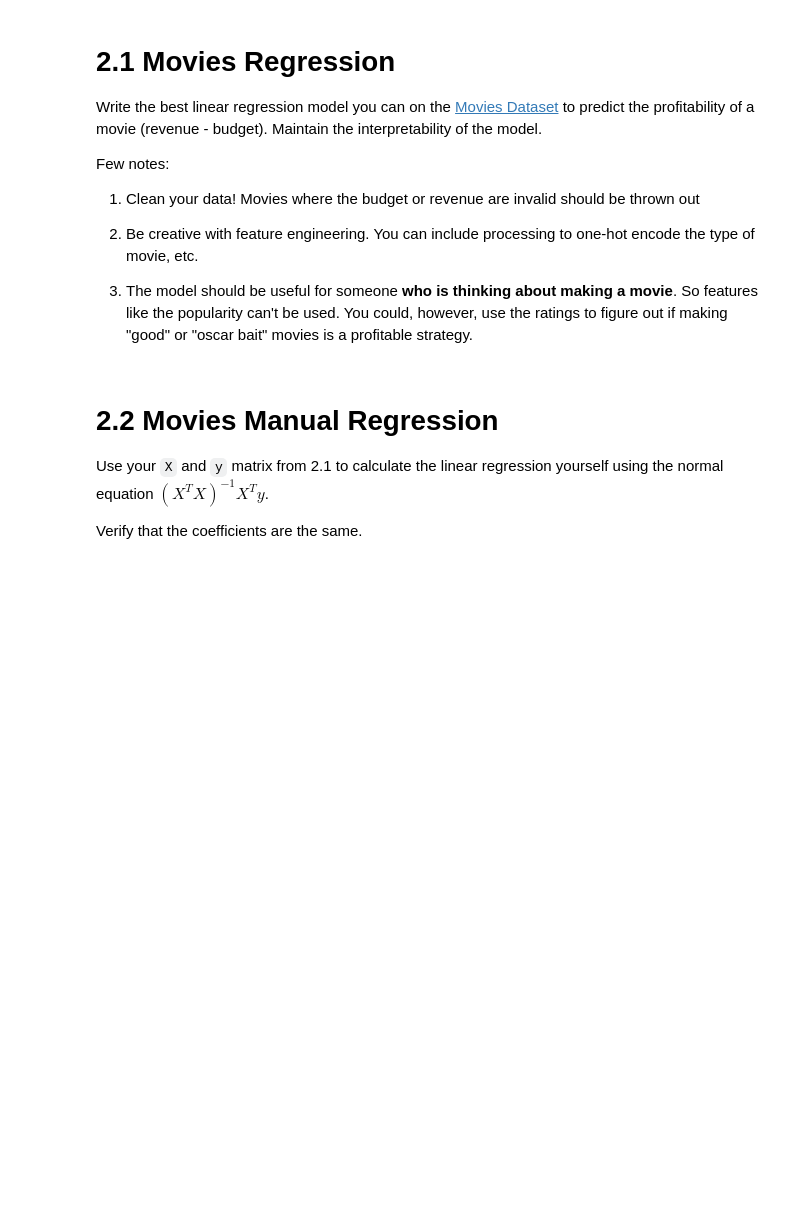
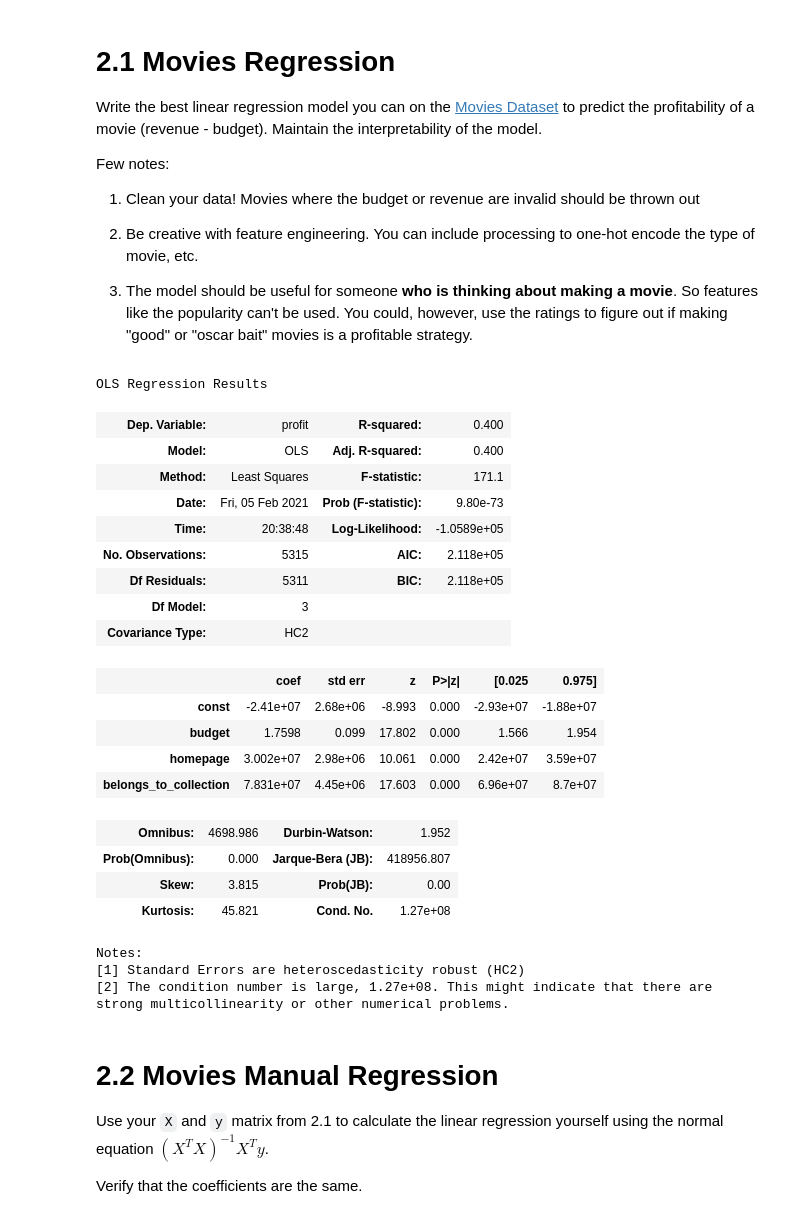
Before and after one commit to cb-ds-1/3-5-optimization, a Jupyter notebook: Workshop_ Maximum likelihood.ipynb, the cells around one changed output. Saved outputs shown, nothing was run; the diff lists cells and outputs as text; code cells hidden in the pictures; blank space fills up the shorter version.

```diff
--- a/Workshop_ Maximum likelihood.ipynb
+++ b/Workshop_ Maximum likelihood.ipynb
@@ -45,3 +189,5 @@ Few notes:
 2. Be creative with feature engineering. You can include processing to one-hot encode the type of movie, etc.
 
 3. The model should be useful for someone **who is thinking about making a movie**. So features like the popularity can't be used. You could, however, use the ratings to figure out if making "good" or "oscar bait" movies is a profitable strategy.
+# %%
+df_movies = pd.read_csv('data/archive/movies_metadata.csv')
@@ -47,0 +246,23 @@ Few notes:
+# %%
+companies_dict = {}
+for companies in df_mov['production_companies']:
+    for c in companies:
+        if c in companies_dict :
+            companies_dict[c] +=1
+        else:
+            companies_dict[c] = 0
+companies_dict = dict(sorted(companies_dict.items(), key=lambda item: item[1], reverse = True))
+df_companies = pd.DataFrame({'label': companies_dict.keys(),'count': companies_dict.values()})
+df_companies = df_companies[df_companies['count'] >15]
+companies  = list(df_companies.label)
+# %%
+def common_elements(x1, x2):
+    x = set(x1)
+    x2 = set(x2)
+    output = x.intersection(x2)
+    output = list(output)
+    if len(output) == 0:
+        return ['other']
+    return output
+
+df_mov['production_companies'] = df_mov['production_companies'].apply(lambda x : common_elements(x, companies))
@@ -48,3 +324,30 @@ Few notes:
+# %%
+est = sm.OLS(y,X).fit(cov_type = 'HC2')
+est.summary()
+# %% [output]
+OLS Regression Results
+| Dep. Variable: | profit | R-squared: | 0.400 |
+| Model: | OLS | Adj. R-squared: | 0.400 |
+| Method: | Least Squares | F-statistic: | 171.1 |
+| Date: | Fri, 05 Feb 2021 | Prob (F-statistic): | 9.80e-73 |
+| Time: | 20:38:48 | Log-Likelihood: | -1.0589e+05 |
+| No. Observations: | 5315 | AIC: | 2.118e+05 |
+| Df Residuals: | 5311 | BIC: | 2.118e+05 |
+| Df Model: | 3 |  |  |
+| Covariance Type: | HC2 |  |  |
+|  | coef | std err | z | P>|z| | [0.025 | 0.975] |
+| const | -2.41e+07 | 2.68e+06 | -8.993 | 0.000 | -2.93e+07 | -1.88e+07 |
+| budget | 1.7598 | 0.099 | 17.802 | 0.000 | 1.566 | 1.954 |
+| homepage | 3.002e+07 | 2.98e+06 | 10.061 | 0.000 | 2.42e+07 | 3.59e+07 |
+| belongs_to_collection | 7.831e+07 | 4.45e+06 | 17.603 | 0.000 | 6.96e+07 | 8.7e+07 |
+| Omnibus: | 4698.986 | Durbin-Watson: | 1.952 |
+| Prob(Omnibus): | 0.000 | Jarque-Bera (JB): | 418956.807 |
+| Skew: | 3.815 | Prob(JB): | 0.00 |
+| Kurtosis: | 45.821 | Cond. No. | 1.27e+08 |
+Notes:
+[1] Standard Errors are heteroscedasticity robust (HC2)
+[2] The condition number is large, 1.27e+08. This might indicate that there are
+strong multicollinearity or other numerical problems.
 # %% [markdown]
 # 2.2 Movies Manual Regression
 
```
Also changed, not shown: parts of 8 cells of this notebook.
